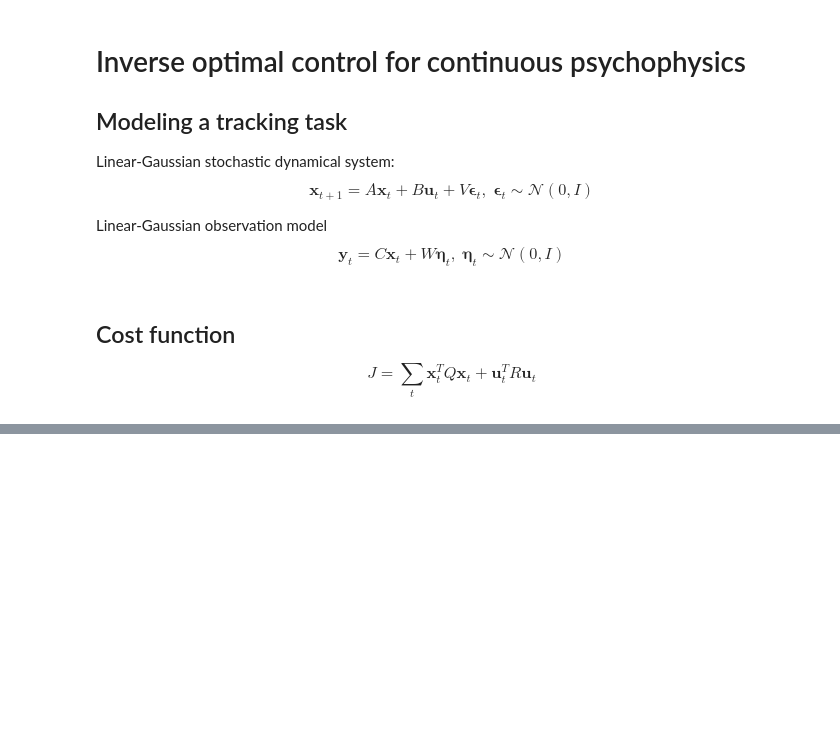
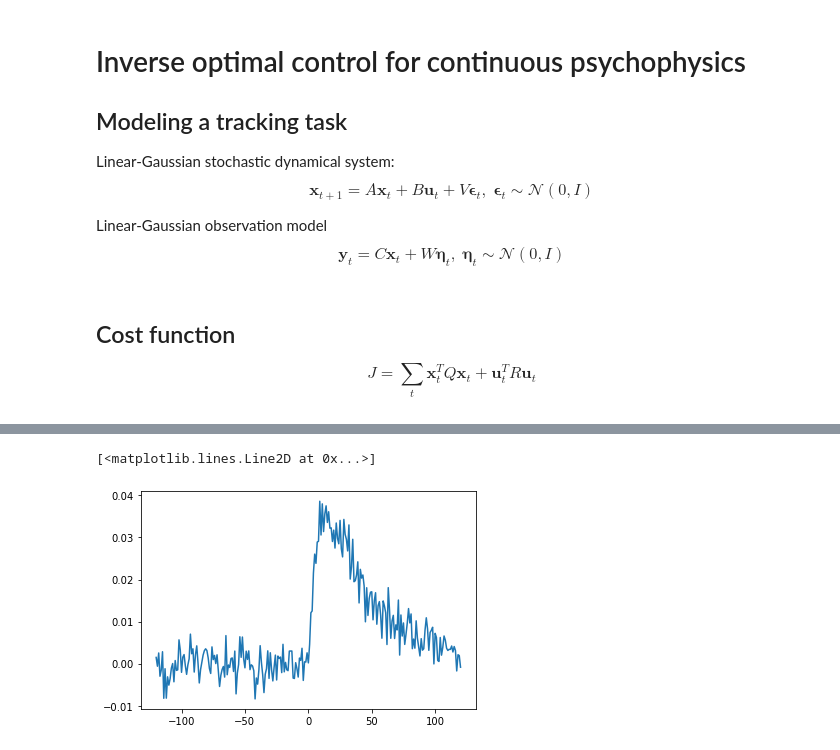
Before and after one commit to RothkopfLab/lqg, a Jupyter notebook: notebooks/03-CCN.ipynb, the cells around one changed output, grey strips where cells are left out. Cells and saved outputs as stored; diff of their text form; code cells hidden in the pictures; blank space fills up the shorter version.

```diff
--- a/notebooks/03-CCN.ipynb
+++ b/notebooks/03-CCN.ipynb
@@ -58,0 +61,8 @@ plt.plot(x[:, 0, 1])
+# %%
+vels = jnp.diff(x, axis=0)
+lags, correls = xcorr(vels[...,1].T, vels[...,0].T, maxlags=120)
+# %%
+plt.plot(lags, correls.mean(axis=0))
+# %% [output]
+[<matplotlib.lines.Line2D at 0x...>]
+[figure, added]
```
Also changed, not shown: parts of 2 cells of this notebook, 1 other file.
